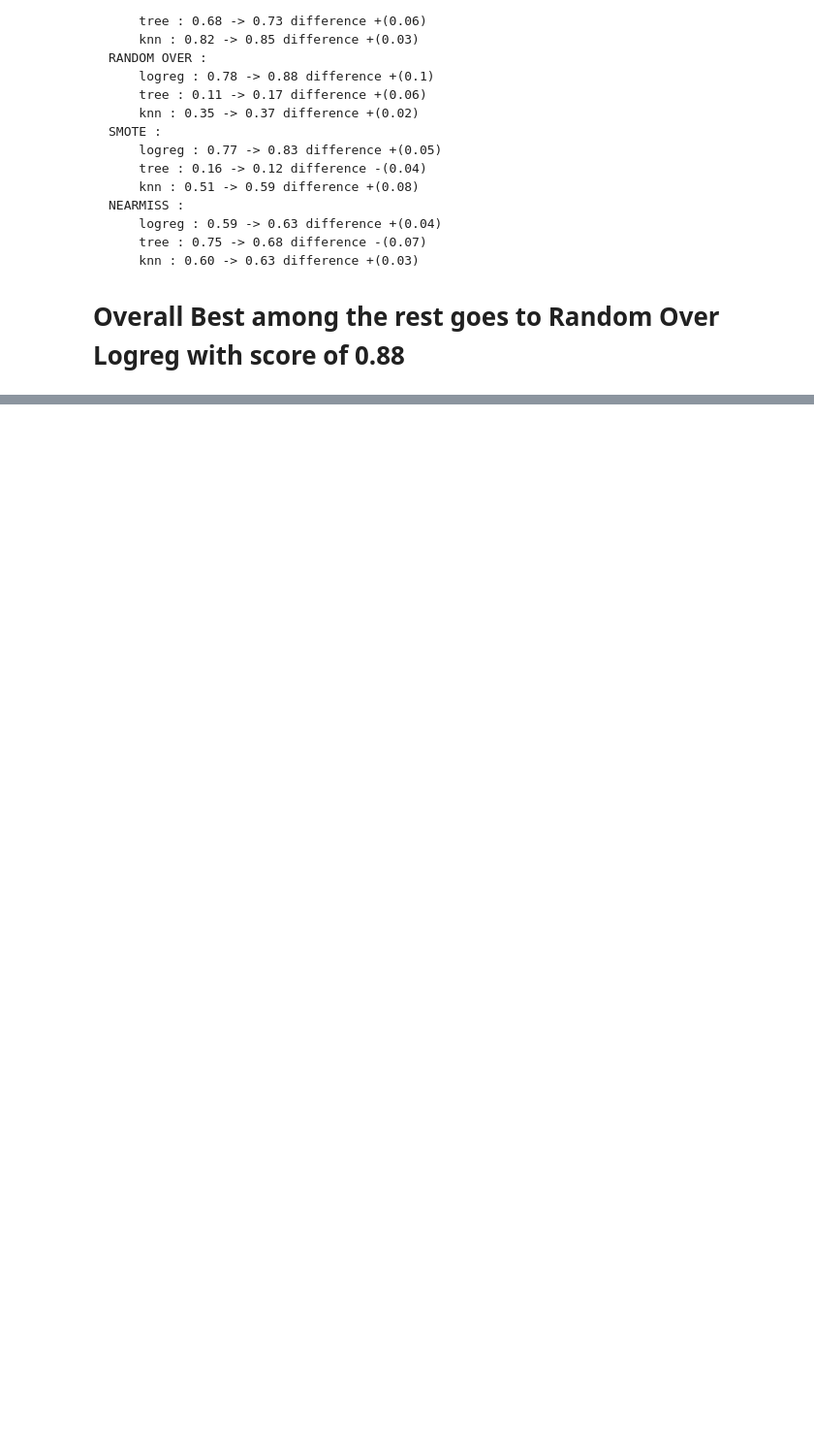
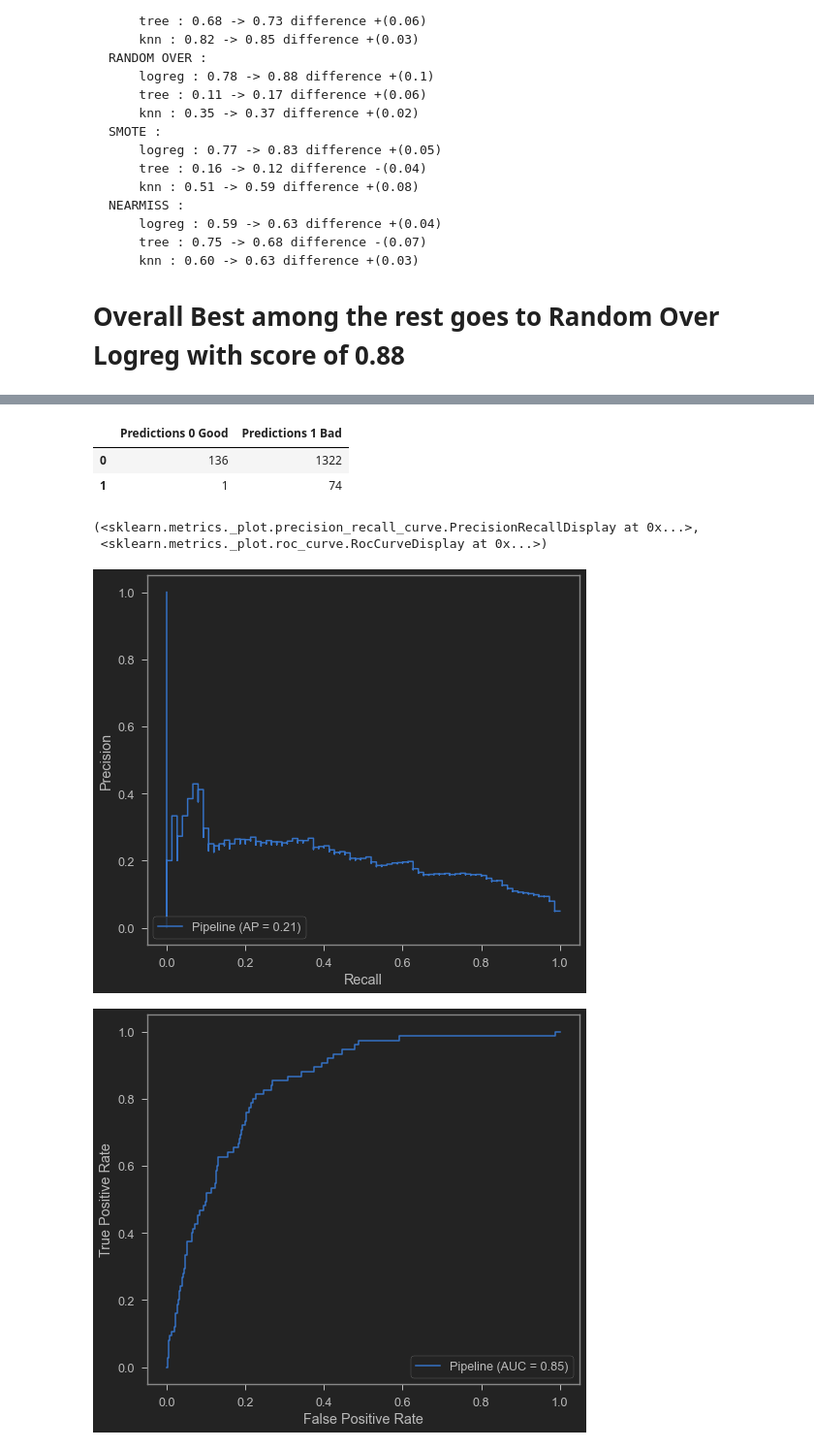
Before and after one commit to shinjiriki/Final-Project-Stroke, a Jupyter notebook: stroke_predict.ipynb, the cells around one changed output, grey strips where cells are left out. Shown at 97% size. Cells and saved outputs as stored; diff of their text form; code cells hidden in the pictures; blank space fills up the shorter version.

```diff
--- a/stroke_predict.ipynb
+++ b/stroke_predict.ipynb
@@ -1292,0 +1155,13 @@ weighted avg       0.94      0.67      0.76      1533
+# %%
+pd.DataFrame(confusion_matrix(y_test, y_pred), columns=['Predictions 0 Good', 'Predictions 1 Bad'])
+# %% [output]
+|  | Predictions 0 Good | Predictions 1 Bad |
+| 0 | 136 | 1322 |
+| 1 | 1 | 74 |
+# %%
+plot_precision_recall_curve(grid_search.best_estimator_, x_test, y_test), plot_roc_curve(grid_search.best_estimator_, x_test, y_test)
+# %% [output]
+(<sklearn.metrics._plot.precision_recall_curve.PrecisionRecallDisplay at 0x...>,
+ <sklearn.metrics._plot.roc_curve.RocCurveDisplay at 0x...>)
+[figure, added]
+[figure, added]
```
Also changed, not shown: parts of 148 cells of this notebook.
